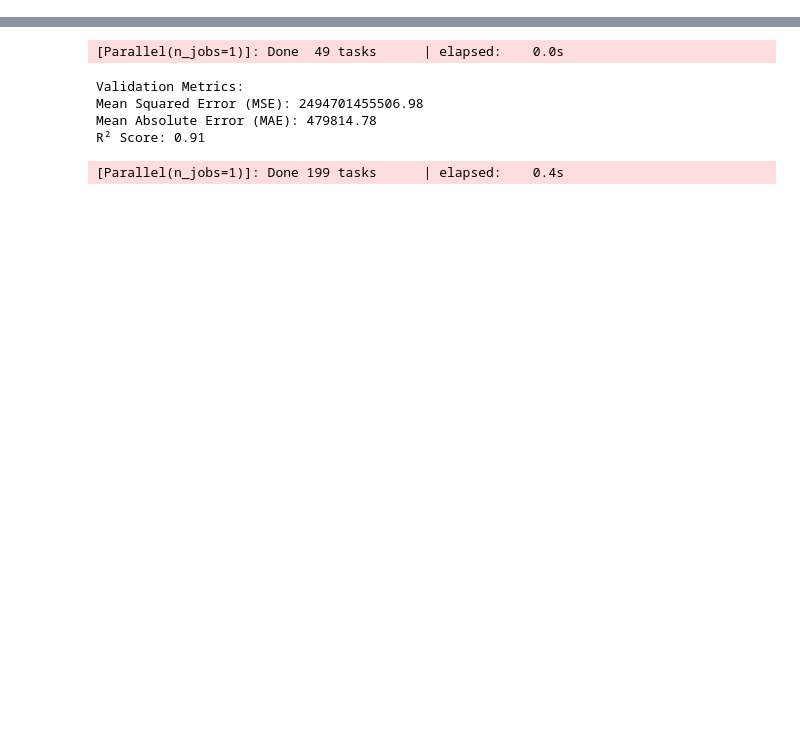
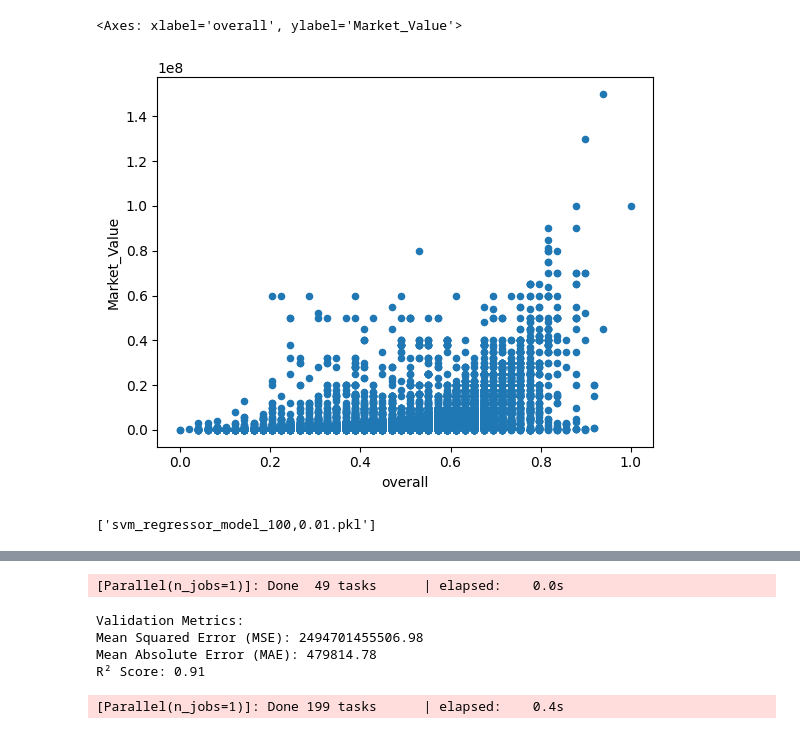
Before and after one commit to Ardacikgoz/FootballPlayerMarketValue, a Jupyter notebook: Model.ipynb, the cells around one changed output, grey strips where cells are left out. Drawn from its saved outputs; the diff is of its cells as text; code cells hidden in the pictures; blank space fills up the shorter version.

```diff
--- a/Model.ipynb
+++ b/Model.ipynb
@@ -28,0 +154,5 @@ X_train, y_train,X_test, y_test = train_test_split(X_lowdim, y_lowdim, test_size
+# %%
+df_low_dim[["Market_Value","overall"]].plot.scatter(x = "overall",y = "Market_Value")
+# %% [output]
+<Axes: xlabel='overall', ylabel='Market_Value'>
+[figure, added]
@@ -28,0 +173,4 @@ X_train, y_train,X_test, y_test = train_test_split(X_lowdim, y_lowdim, test_size
+# %%
+joblib.dump(svr, 'svm_regressor_model_100,0.01.pkl')
+# %% [output]
+['svm_regressor_model_100,0.01.pkl']
```
Also changed, not shown: parts of 28 cells of this notebook.
